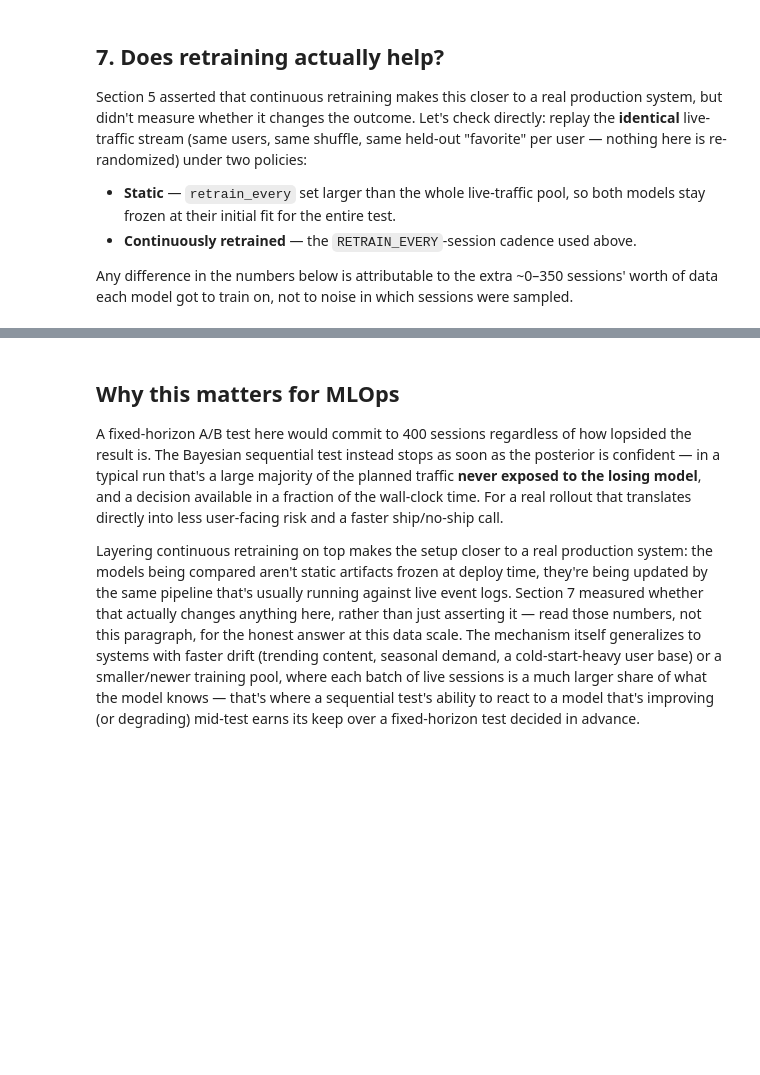
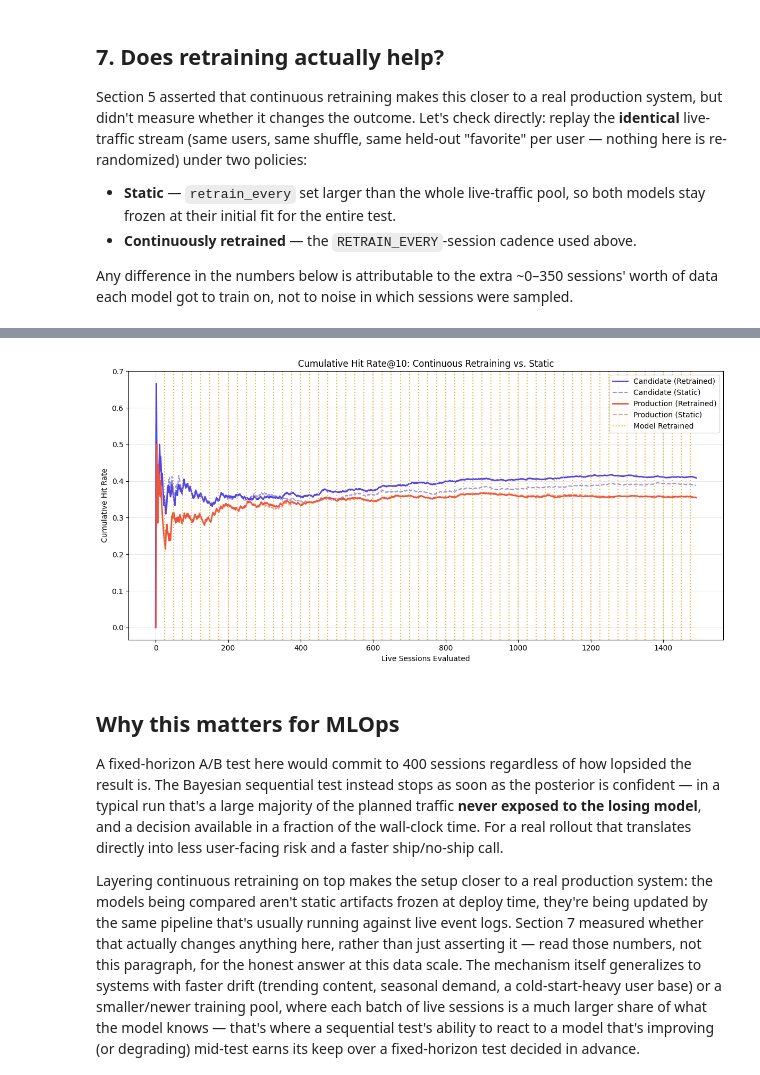
Before and after one commit to rymarinelli/bayesbench-notebook, a Jupyter notebook: bayesbench_demo.ipynb, the cells around one changed output, grey strips where cells are left out. Saved outputs shown, nothing was run; the diff lists cells and outputs as text; code cells hidden in the pictures; blank space fills up the shorter version.

```diff
--- a/bayesbench_demo.ipynb
+++ b/bayesbench_demo.ipynb
@@ -448,3 +451,40 @@ At this data scale (~50 sessions between retrains, on a mature 12,000-user train
+# %%
+import matplotlib.pyplot as plt
+import numpy as np
+
+# Calculate cumulative hit rates for both models (retrained vs static)
+sessions_range = np.arange(1, len(main_run["scores_a"]) + 1)
+
+cum_hits_main_a = np.cumsum(main_run["scores_a"]) / sessions_range
+cum_hits_static_a = np.cumsum(static_run["scores_a"]) / sessions_range
+
+cum_hits_main_b = np.cumsum(main_run["scores_b"]) / sessions_range
+cum_hits_static_b = np.cumsum(static_run["scores_b"]) / sessions_range
+
+plt.figure(figsize=(12, 6))
+
+# Plot Candidate model performance
+plt.plot(cum_hits_main_a, label="Candidate (Retrained)", color="#4F46E5", linewidth=2)
+plt.plot(cum_hits_static_a, label="Candidate (Static)", color="#4F46E5", linestyle="--", alpha=0.6)
+
+# Plot Production model performance
+plt.plot(cum_hits_main_b, label="Production (Retrained)", color="#EF553B", linewidth=2)
+plt.plot(cum_hits_static_b, label="Production (Static)", color="#EF553B", linestyle="--", alpha=0.6)
+
+# Mark retrain points
+for i, rp in enumerate(retrain_points):
+    plt.axvline(rp, color="#F59E0B", linestyle=":", alpha=0.8,
+                label="Model Retrained" if i == 0 else "")
+
+plt.title("Cumulative Hit Rate@10: Continuous Retraining vs. Static")
+plt.xlabel("Live Sessions Evaluated")
+plt.ylabel("Cumulative Hit Rate")
+plt.legend(loc="best")
+plt.grid(alpha=0.3)
+plt.tight_layout()
+plt.show()
+# %% [output]
+[figure, added]
 # %% [markdown]
 ## Why this matters for MLOps
 
```
Also changed, not shown: parts of 15 cells of this notebook.
